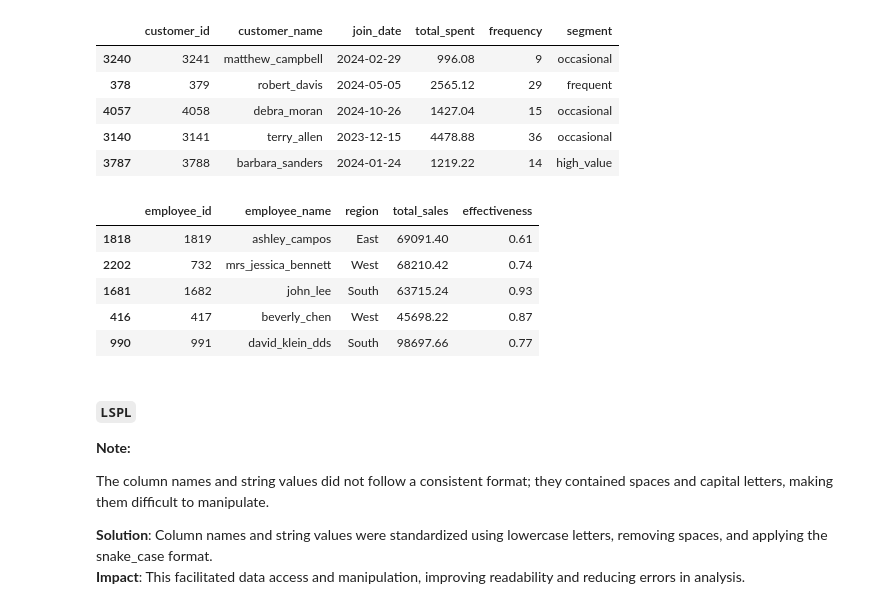
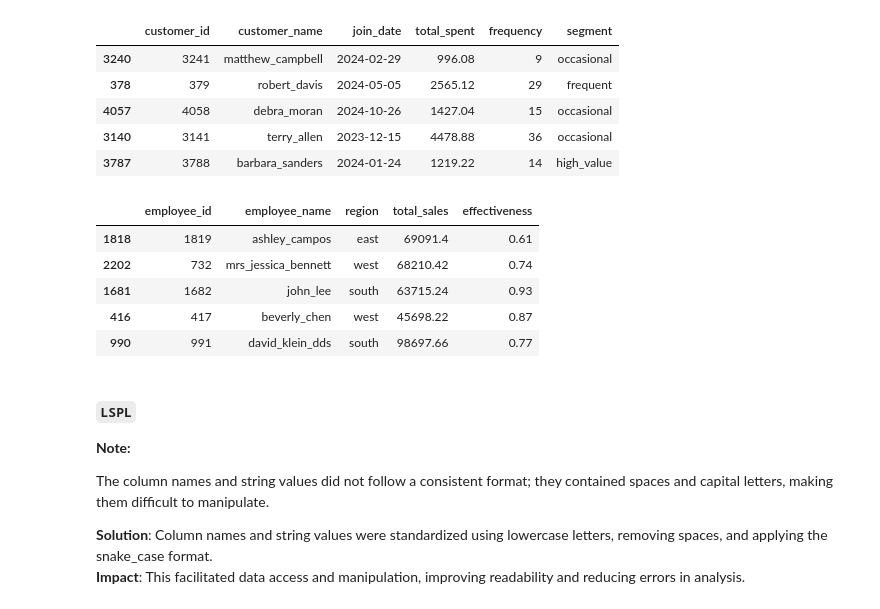
Before and after one commit to LuisPastranaLemus/P_20250706_Grocery_Store, a Jupyter notebook: notebooks/01_cleaning.ipynb, the cells around one changed output. Cells and saved outputs as stored; diff of their text form; code cells hidden in the pictures.

```diff
--- a/notebooks/01_cleaning.ipynb
+++ b/notebooks/01_cleaning.ipynb
@@ -43,10 +43,10 @@ import pandas as pd
 data_file_path = project_root / "data" / "raw" / "retail_grocery_dataset.zip"
 df_products = load_dataset_from_zip(data_file_path, "products.csv", sep=';', header='infer', decimal=',', keep_default_na=False)
 df_suppliers = load_dataset_from_zip(data_file_path, "suppliers.csv", sep='|', header='infer', decimal=',', keep_default_na=False)
-df_inventory = load_dataset_from_zip(data_file_path, "inventory.csv", header='infer', keep_default_na=False)
+df_inventory = load_dataset_from_zip(data_file_path, "inventory.csv", header='infer', decimal=',', keep_default_na=False)
 df_transactions = load_dataset_from_zip(data_file_path, "transactions.csv", sep='\t', header='infer', decimal=',', keep_default_na=False)
-df_customers = load_dataset_from_zip(data_file_path, "customers.csv", sep=';', header='infer', keep_default_na=False)
-df_salesforce = load_dataset_from_zip(data_file_path, "salesforce.csv", sep='|', header='infer', keep_default_na=False)
+df_customers = load_dataset_from_zip(data_file_path, "customers.csv", sep=';', header='infer', decimal=',', keep_default_na=False)
+df_salesforce = load_dataset_from_zip(data_file_path, "salesforce.csv", sep='|', header='infer', decimal=',', keep_default_na=False)
 # %% [markdown]
 ##### `LSPL`
 
@@ -348,15 +348,15 @@ df_customers.sample(5, random_state=333)
 | 3140 | 3141 | terry_allen | 2023-12-15 | 4478.88 | 36 | occasional |
 | 3787 | 3788 | barbara_sanders | 2024-01-24 | 1219.22 | 14 | high_value |
 # %%
-df_salesforce = normalize_string_format(df_salesforce, include=['employee_name'])
+df_salesforce = normalize_string_format(df_salesforce, include=['employee_name', 'region'])
 df_salesforce.sample(5, random_state=333)
 # %% [output]
 |  | employee_id | employee_name | region | total_sales | effectiveness |
-| 1818 | 1819 | ashley_campos | East | 69091.40 | 0.61 |
-| 2202 | 732 | mrs_jessica_bennett | West | 68210.42 | 0.74 |
-| 1681 | 1682 | john_lee | South | 63715.24 | 0.93 |
-| 416 | 417 | beverly_chen | West | 45698.22 | 0.87 |
-| 990 | 991 | david_klein_dds | South | 98697.66 | 0.77 |
+| 1818 | 1819 | ashley_campos | east | 69091.4 | 0.61 |
+| 2202 | 732 | mrs_jessica_bennett | west | 68210.42 | 0.74 |
+| 1681 | 1682 | john_lee | south | 63715.24 | 0.93 |
+| 416 | 417 | beverly_chen | west | 45698.22 | 0.87 |
+| 990 | 991 | david_klein_dds | south | 98697.66 | 0.77 |
 # %% [markdown]
 ##### `LSPL`
 
```
Also changed, not shown: parts of 66 cells of this notebook, 7 other files.
